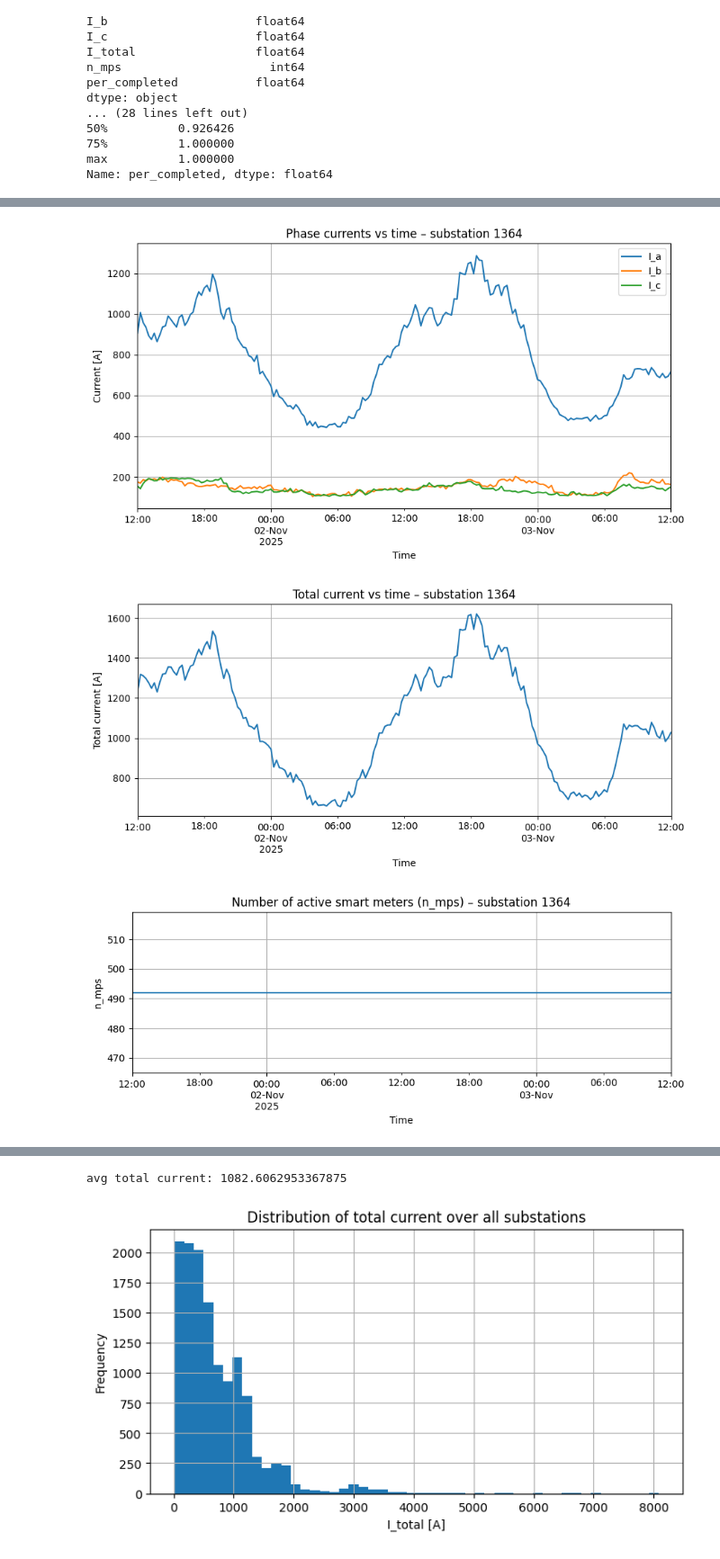
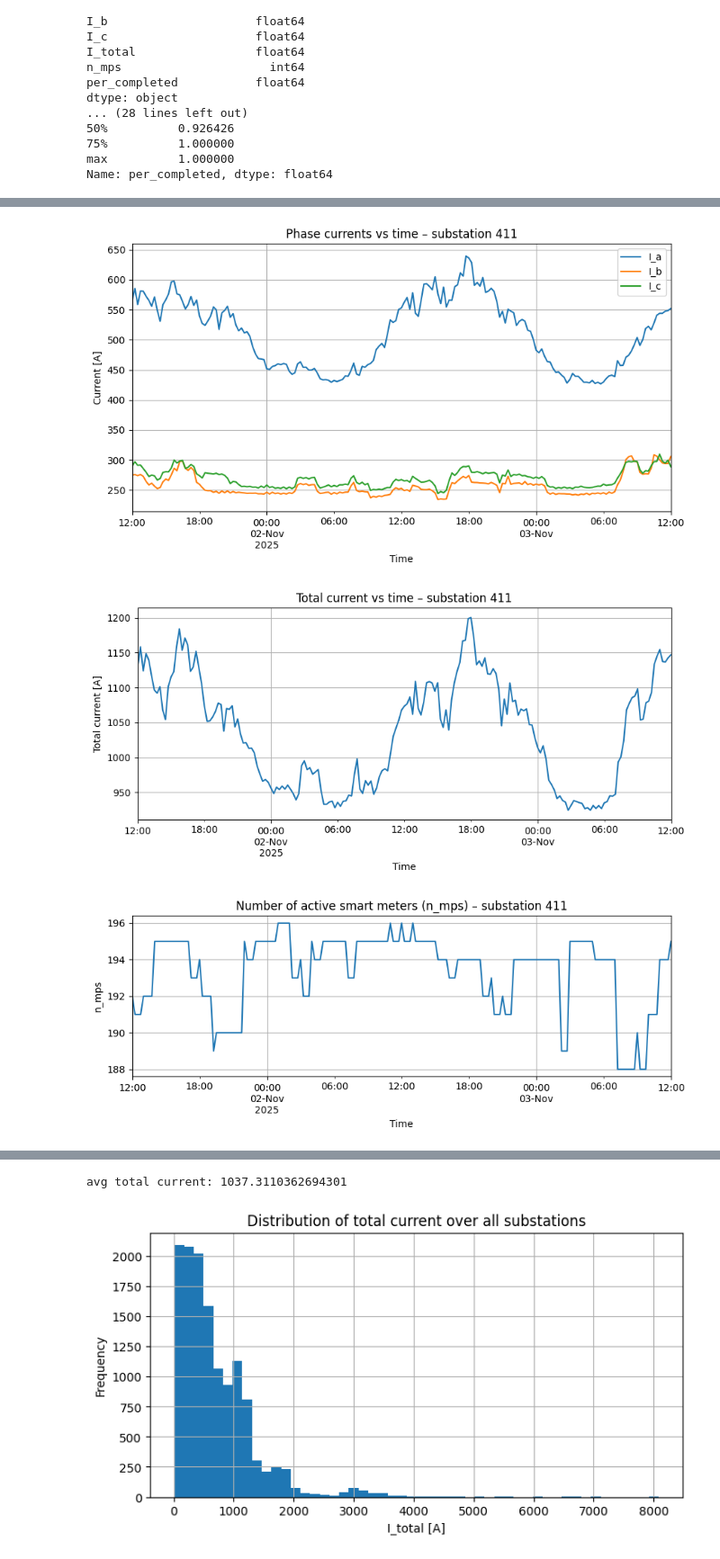
Before and after one commit to MindisBlank/Jasonaq_thesis, a Jupyter notebook: notebooks/SmartmeterLookup.ipynb, the cells around one changed output, grey strips where cells are left out. Shown: that part at 90% size. Drawn from its saved outputs; the diff is of its cells as text; code cells hidden in the pictures.

```diff
--- a/notebooks/SmartmeterLookup.ipynb
+++ b/notebooks/SmartmeterLookup.ipynb
@@ -91,7 +91,7 @@ substation_stats.head()
 | 3 | 173 | 332.174922 | 263.213808 | 248.129067 | 843.517798 | 1174.81 | 0.471429 | 193 |
 | 4 | 176 | 429.306451 | 369.921606 | 359.370104 | 1158.598161 | 1685.89 | 0.571429 | 193 |
 # %%
-sub_id = 1364  # <-- change this
+sub_id = 411  # <-- change this
 
 df_one = df_sm[df_sm["substation_id"] == sub_id].copy()
 df_one = df_one.sort_values("ts").set_index("ts")
@@ -103,33 +103,33 @@ plt.xlabel("Time")
 plt.ylabel("Current [A]")
 plt.grid(True)
 plt.show()
 
 # ---- Total current ----
 df_one["I_total"].plot(figsize=(10, 4))
 plt.title(f"Total current vs time – substation {sub_id}")
 plt.xlabel("Time")
 plt.ylabel("Total current [A]")
 plt.grid(True)
 plt.show()
 
 # ---- n_mps ----
 df_one["n_mps"].plot(figsize=(10, 3))
 plt.title(f"Number of active smart meters (n_mps) – substation {sub_id}")
 plt.xlabel("Time")
 plt.ylabel("n_mps")
 plt.grid(True)
 plt.show()
 
 # ---- per_completed ----
 df_one["per_completed"].plot(figsize=(10, 3))
 plt.title(f"Smart meter completeness (per_completed) – substation {sub_id}")
 plt.xlabel("Time")
 plt.ylabel("per_completed (0–1)")
 plt.grid(True)
 plt.show()
 
 print("avg total current:", df_one["I_total"].mean())
 # %% [output]
-[figure, old version]
+[figure, new version]
-[figure, old version]
+[figure, new version]
-[figure, old version]
+[figure, new version]
@@ -137,4 +137,4 @@ print("avg total current:", df_one["I_total"].mean())
-avg total current: 1082.6062953367875
+avg total current: 1037.3110362694301
 # %%
 df_sm["I_total"].plot(kind="hist", bins=50, figsize=(8, 4))
 plt.title("Distribution of total current over all substations")
```
Also changed, not shown: parts of 1 cell of this notebook, 4 other files.
